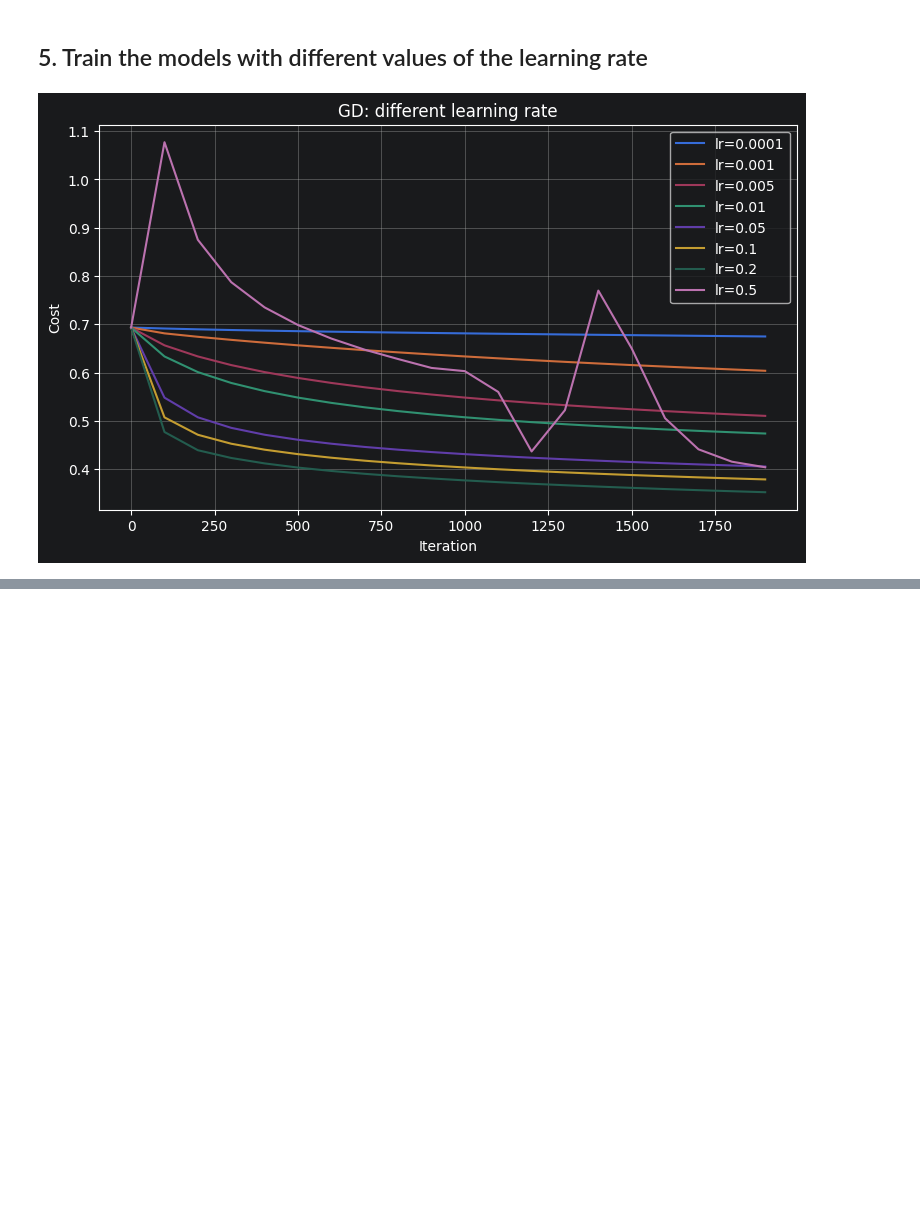
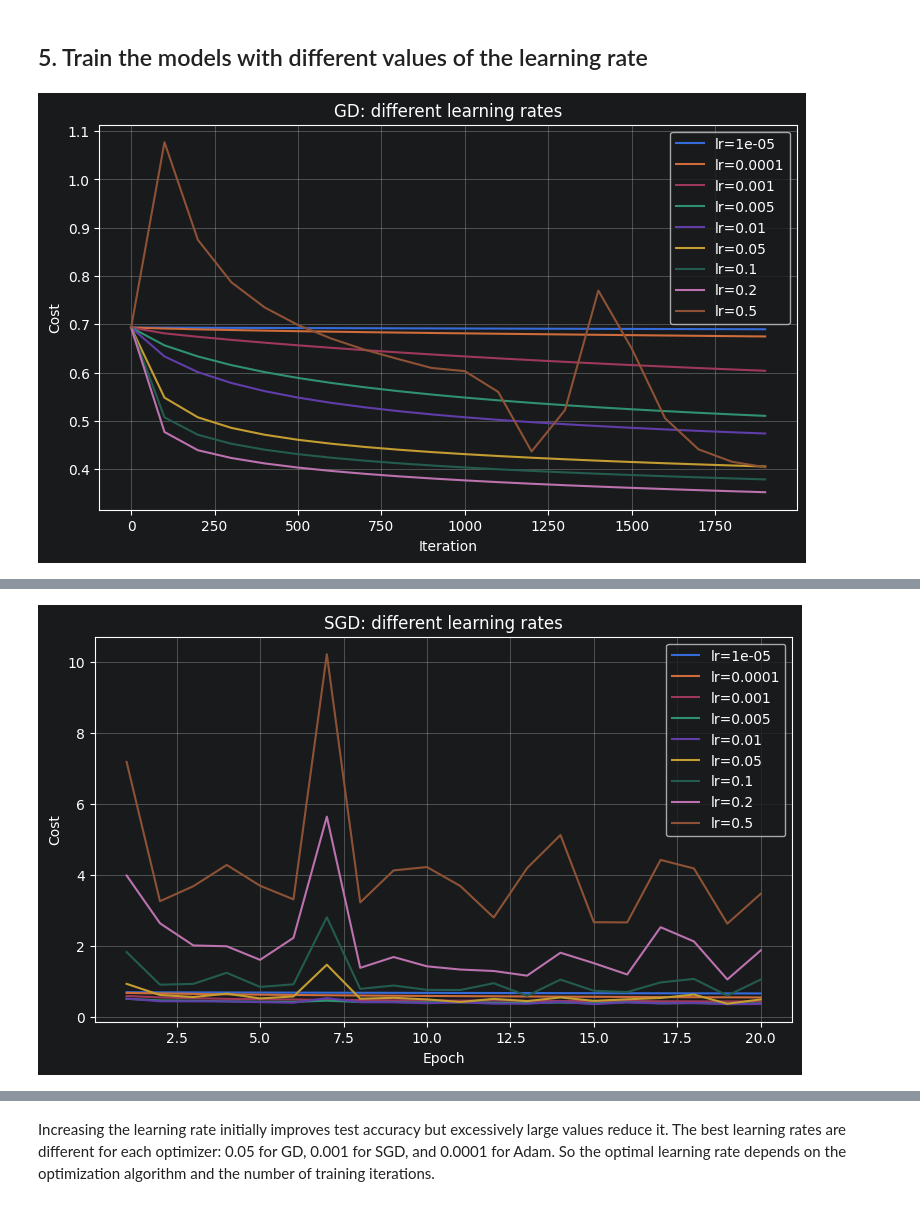
Before and after one commit to extralucile/MLT2026, a Jupyter notebook: Krylova_MLT3.ipynb, the cells around one changed output, grey strips where cells are left out. Cells and saved outputs as stored; diff of their text form; code cells hidden in the pictures; blank space fills up the shorter version.

```diff
--- a/Krylova_MLT3.ipynb
+++ b/Krylova_MLT3.ipynb
@@ -199,24 +199,50 @@ Adam              82.79             76.01
 # %% [markdown]
 ## 5. Train the models with different values of the learning rate
 # %%
-learning_rates = [0.0001, 0.001, 0.005, 0.01, 0.05, 0.1, 0.2, 0.5]
+learning_rates = [0.00001, 0.0001, 0.001, 0.005, 0.01, 0.05, 0.1, 0.2, 0.5]
+
+iterations = {
+    'GD': 2000,
+    'SGD': 20,
+    'Adam': 2000
+}
+
 lr_results = {}
-plt.figure(figsize=(9, 5))
-for lr in learning_rates:
-    r = run_optimizer('GD', 2000, lr)
-    lr_results[lr] = r
-    plt.plot(r['x_axis'], r['costs'], label=f'lr={lr}')
-plt.xlabel('Iteration')
-plt.ylabel('Cost')
-plt.title('GD: different learning rate')
-plt.grid()
-plt.legend()
-plt.show()
-res = pd.DataFrame([{'Learning rate': f'{lr:g}', 'Test accuracy, %': round(r['test_accuracy'], 2)} for lr, r in lr_results.items()])
-print(res)
-best_lr_by_accuracy = res.loc[res['Test accuracy, %'].idxmax()]
-best_lr = best_lr_by_accuracy['Learning rate']
-best_acc = best_lr_by_accuracy['Test accuracy, %']
-print(f'How does it affect the accuracy of the model? Answer: Test accuracy is growing with increasing learning rate but then drops after some point. The best test accuracy was {best_acc}% with learning rate {best_lr}')
+
+for method in ['GD', 'SGD', 'Adam']:
+
+    lr_results[method] = {}
+    plt.figure(figsize=(9, 5))
+
+    for lr in learning_rates:
+        r = run_optimizer(method, iterations[method], lr)
+        lr_results[method][lr] = r
+        plt.plot(r['x_axis'], r['costs'], label=f'lr={lr}')
+
+    plt.xlabel('Epoch' if method == 'SGD' else 'Iteration')
+    plt.ylabel('Cost')
+    plt.title(f'{method}: different learning rates')
+    plt.grid()
+    plt.legend()
+    plt.show()
+
+    res = pd.DataFrame([
+        {
+            'Learning rate': f'{lr:g}',
+            'Train accuracy, %': round(r['train_accuracy'], 2),
+            'Test accuracy, %': round(r['test_accuracy'], 2)
+        }
+        for lr, r in lr_results[method].items()
+    ])
+
+    print(res.to_string(index=False))
+
+    best = res.loc[res['Test accuracy, %'].idxmax()]
+    best_lr = best['Learning rate']
+    best_acc = best['Test accuracy, %']
+
+    print(f'\n{method}:')
+    print(f'Best learning rate: {best_lr}')
+    print(f'Best test accuracy: {best_acc}%\n')
 # %% [output]
-[figure, old version]
+[figure, new version]
@@ -232,0 +263 @@ How does it affect the accuracy of the model? Answer: Test accuracy is growing w
+[figure, added]
@@ -233,3 +293,5 @@ How does it affect the accuracy of the model? Answer: Test accuracy is growing w
+# %% [markdown]
+Increasing the learning rate initially improves test accuracy but excessively large values reduce it. The best learning rates are different for each optimizer: 0.05 for GD, 0.001 for SGD, and 0.0001 for Adam. So the optimal learning rate depends on the optimization algorithm and the number of training iterations.
 # %% [markdown]
 ## 6. Conclusions
 
```
Also changed, not shown: parts of 2 cells of this notebook.
